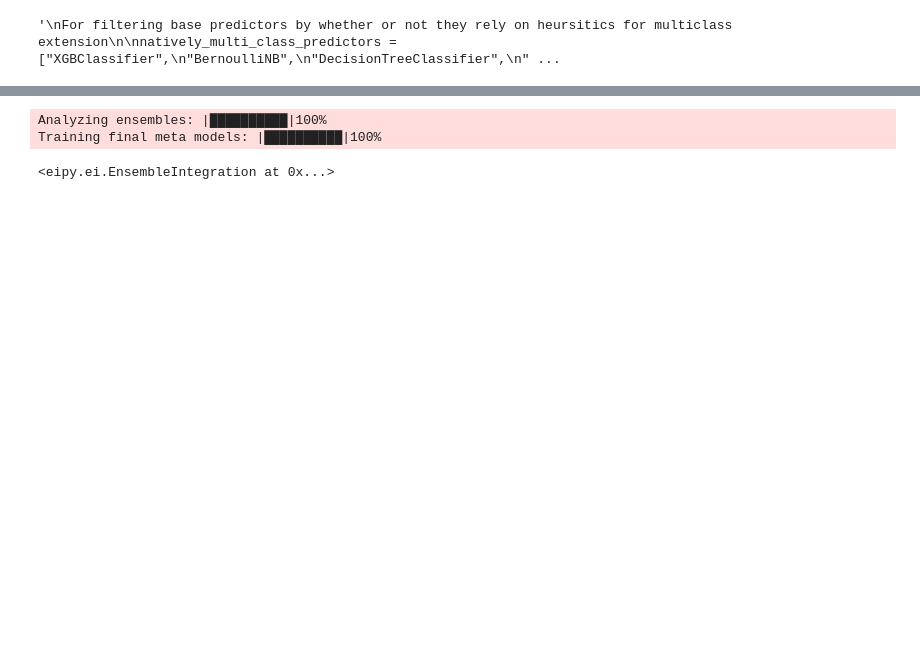
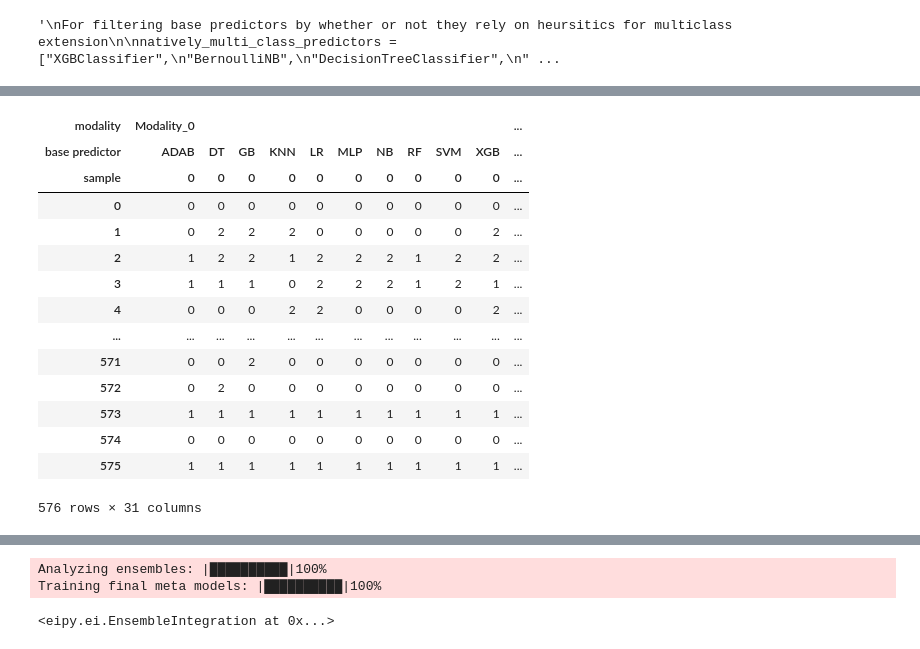
Before and after one commit to GauravPandeyLab/eipy, a Jupyter notebook: eipy/multi-class.ipynb, the cells around one changed output, grey strips where cells are left out. Drawn from its saved outputs; the diff is of its cells as text; code cells hidden in the pictures; blank space fills up the shorter version.

```diff
--- a/eipy/multi-class.ipynb
+++ b/eipy/multi-class.ipynb
@@ -184,0 +193,19 @@ EI.meta_training_data[0]
+# %%
+ut.predictive_multiclass_data(EI.meta_training_data)
+EI.meta_training_data[0]
+# %% [output]
+| modality | Modality_0 |  |  |  |  |  |  |  |  |  | ... |
+| base predictor | ADAB | DT | GB | KNN | LR | MLP | NB | RF | SVM | XGB | ... |
+| sample | 0 | 0 | 0 | 0 | 0 | 0 | 0 | 0 | 0 | 0 | ... |
+| 0 | 0 | 0 | 0 | 0 | 0 | 0 | 0 | 0 | 0 | 0 | ... |
+| 1 | 0 | 2 | 2 | 2 | 0 | 0 | 0 | 0 | 0 | 2 | ... |
+| 2 | 1 | 2 | 2 | 1 | 2 | 2 | 2 | 1 | 2 | 2 | ... |
+| 3 | 1 | 1 | 1 | 0 | 2 | 2 | 2 | 1 | 2 | 1 | ... |
+| 4 | 0 | 0 | 0 | 2 | 2 | 0 | 0 | 0 | 0 | 2 | ... |
+| ... | ... | ... | ... | ... | ... | ... | ... | ... | ... | ... | ... |
+| 571 | 0 | 0 | 2 | 0 | 0 | 0 | 0 | 0 | 0 | 0 | ... |
+| 572 | 0 | 2 | 0 | 0 | 0 | 0 | 0 | 0 | 0 | 0 | ... |
+| 573 | 1 | 1 | 1 | 1 | 1 | 1 | 1 | 1 | 1 | 1 | ... |
+| 574 | 0 | 0 | 0 | 0 | 0 | 0 | 0 | 0 | 0 | 0 | ... |
+| 575 | 1 | 1 | 1 | 1 | 1 | 1 | 1 | 1 | 1 | 1 | ... |
+576 rows × 31 columns
```
Also changed, not shown: parts of 31 cells of this notebook, 8 other files.
